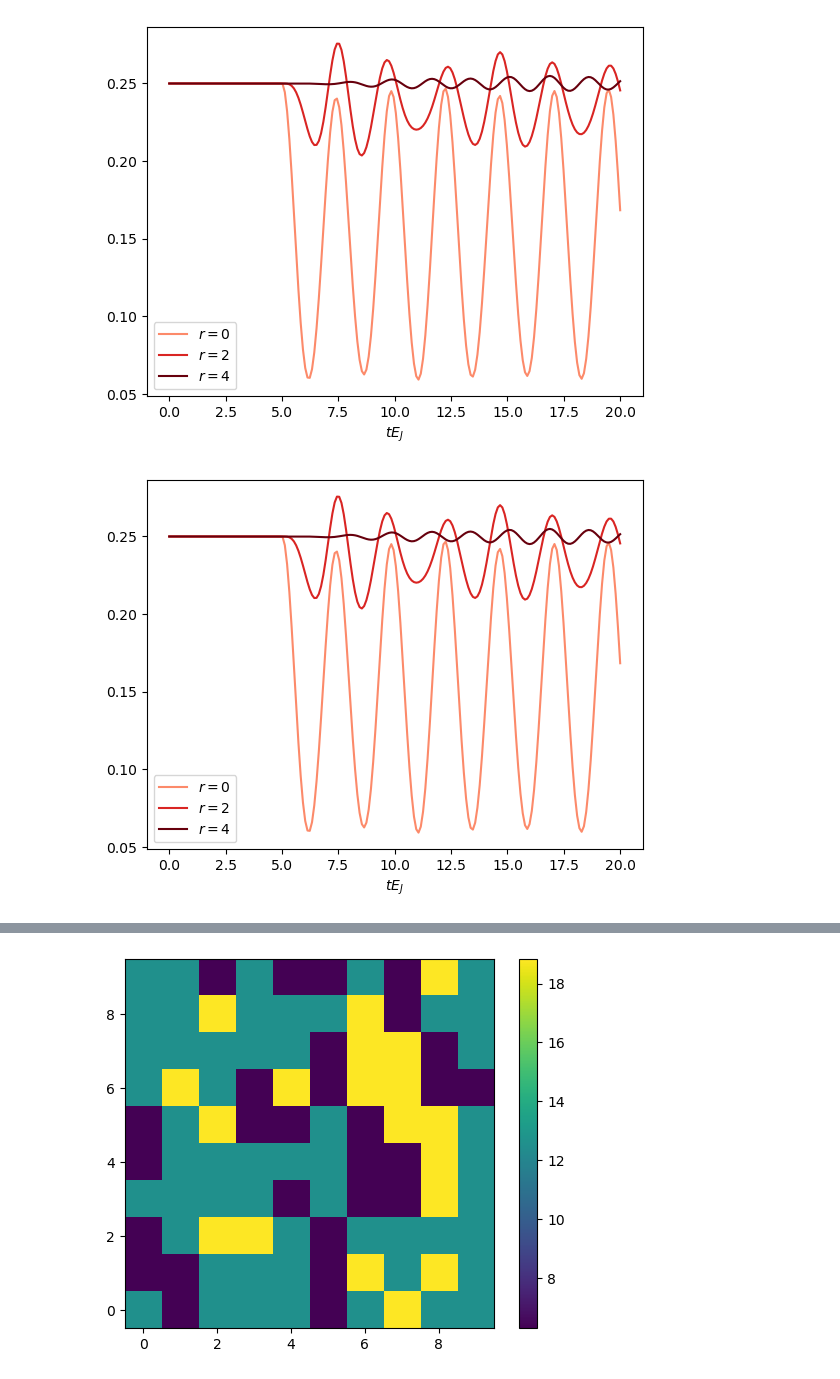
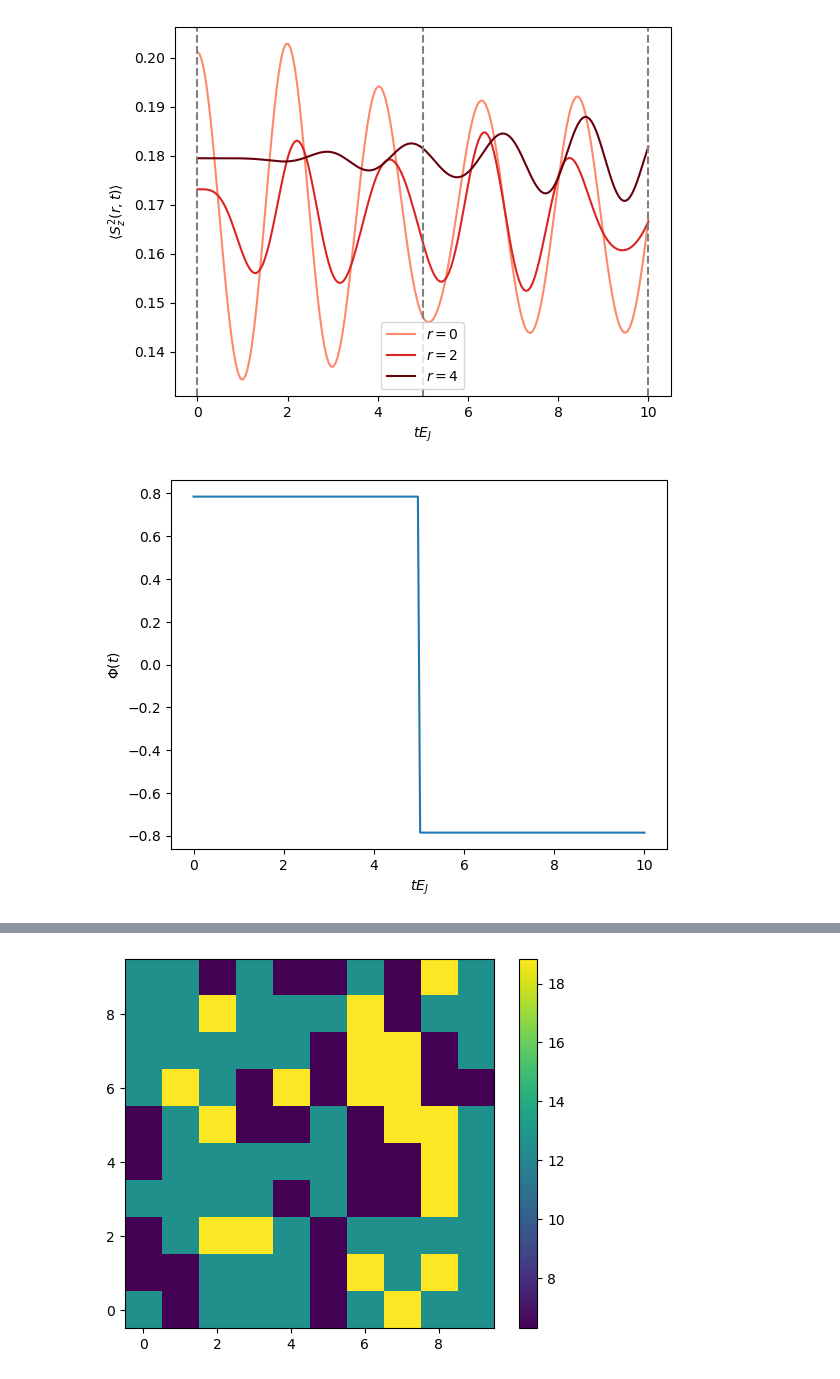
Before and after one commit to j-curtis/QMC_XY_rotor, a Jupyter notebook: testing.ipynb, the cells around one changed output, grey strips where cells are left out. Drawn from its saved outputs; the diff is of its cells as text; code cells hidden in the pictures.

```diff
--- a/testing.ipynb
+++ b/testing.ipynb
@@ -28,0 +9,5 @@ times = np.linspace(0.,20.,nts)
+# %%
+Lx = 10
+Ly = 10
+Ej = 1.
+Ec = sit.xymodel.generate_Ec_disorder(Lx,Ly,2.,3.)
@@ -28,0 +20,2 @@ times = np.linspace(0.,20.,nts)
+# %%
+model = sit.xymodel(Lx,Ly,Ej,Ec)
@@ -29,6 +34,12 @@ times = np.linspace(0.,20.,nts)
 # %%
-fluxes = [1.4,-1.4]
-tR = 5.
+flux = np.pi/4.
 
-qfs = [ lambda t: sit.ramsey_flux_quench(t,flux,tR) for flux in fluxes ]
+t0 = 0.
+t1 = 5.
+t2 = 2.*t1
+
+nts = 200
+times = np.linspace(t0,t2,nts)
+
+model.quench_function = lambda t: 0. if (t<t0 or t>t2) else ( -flux if t>t1 else flux )
 # %%
@@ -36,3 +47,3 @@ wf_vs_ts = [ sit.solve_eom_quench(Lx,Ly,Ec,Ej,times,qf,wf) for qf in qfs ]
 # %%
-m_vs_ts = [ sit.magnetization(wf_vs_t) for wf_vs_t in wf_vs_ts ]
-c2_vs_ts = [ sit.charge_squared(wf_vs_t) for wf_vs_t in wf_vs_ts ]
+c2_vs_ts = np.array([ model.charge_squared(model.wf_vs_t[...,t]) for t in range(nts)])
+c2_vs_ts.shape
@@ -52,14 +52,21 @@ for wf_vs_t in wf_vs_ts:
 # %%
 sites = [0,2,4]
 clrs = cm.Reds(np.linspace(0.4,1.,len(sites)))
-for c2_vs_t in c2_vs_ts:
-    for i in range(len(sites)):
-        plt.plot(times,c2_vs_t[sites[i],0,:],label=r'$r=$'+str(sites[i]),color=clrs[i])
-    plt.xlabel(r'$tE_J$')
-    plt.legend()
-    plt.show()
+for i in range(len(sites)):
+    plt.plot(times,c2_vs_ts[:,sites[i],0],label=r'$r=$'+str(sites[i]),color=clrs[i])
+plt.xlabel(r'$tE_J$')
+plt.ylabel(r'$\langle S_z^2(r,t)\rangle$')
+plt.axvline(t0,linestyle='dashed',color='gray')
+plt.axvline(t1,linestyle='dashed',color='gray')
+plt.axvline(t2,linestyle='dashed',color='gray')
+plt.legend()
+plt.show()
+plt.plot(times,np.array([ model.quench_function(t) for t in times ]) )
+plt.xlabel(r'$tE_J$')
+plt.ylabel(r'$\Phi(t)$')
+plt.show()
 # %% [output]
-[figure, old version]
+[figure, new version]
-[figure, old version]
+[figure, new version]
 # %%
 Loschmidt_echo = np.array([ np.prod(sit.overlap(wf_vs_ts[0][...,0],wf_vs_ts[1][...,t])) for t in range(len(times)) ])
```
Also changed, not shown: parts of 13 cells of this notebook, 1 other file.
